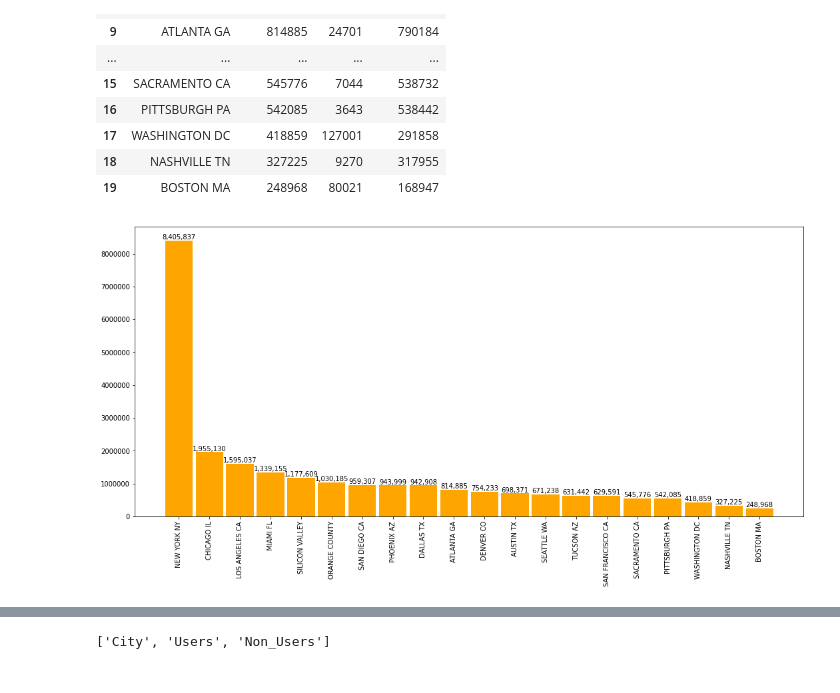
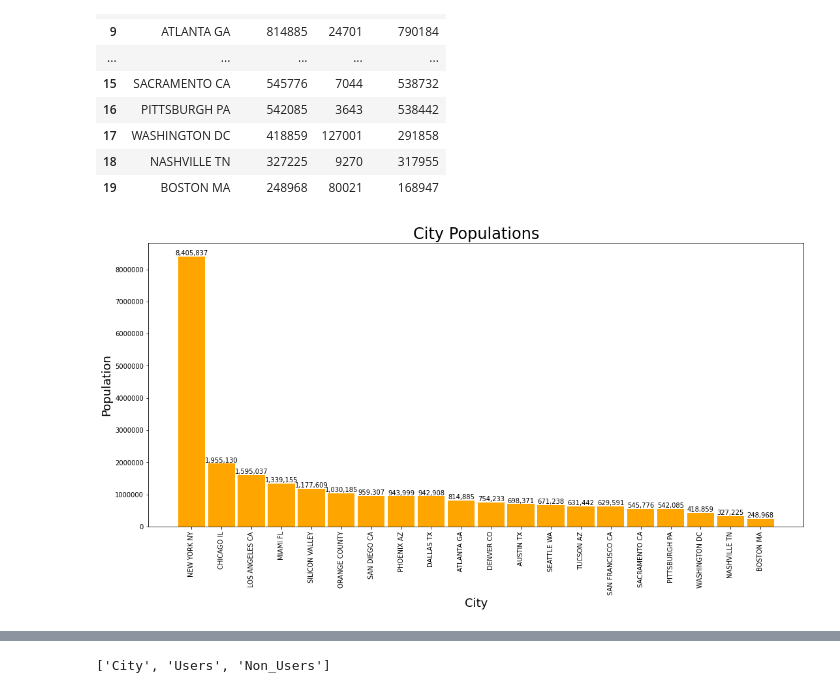
Before and after one commit to JeffersonTPelera/DataGlacier, a Jupyter notebook: week2/EDA.ipynb, the cells around one changed output, grey strips where cells are left out. Saved outputs shown, nothing was run; the diff lists cells and outputs as text; code cells hidden in the pictures.

```diff
--- a/week2/G2M.ipynb
+++ b/week2/EDA.ipynb
@@ -149,11 +132,16 @@ city_users
 # %%
 fig, ax = plt.subplots(figsize=(18, 8))
 plt.ticklabel_format(style='plain')
 plt.bar(city_users['City'], city_users['Population'], .9, color="orange")
 
 container = ax.containers[0]
 ax.bar_label(container, labels=[f'{x:,.0f}' for x in container.datavalues])
 plt.xticks(rotation = 90)
+
+plt.title('City Populations',  fontsize = 24)
+plt.xlabel('City', fontsize = 18)
+plt.ylabel('Population', fontsize = 18)
+
 plt.show()
 # %% [output]
-[figure, old version]
+[figure, new version]
```
Also changed, not shown: parts of 61 cells of this notebook, 2 other files.
